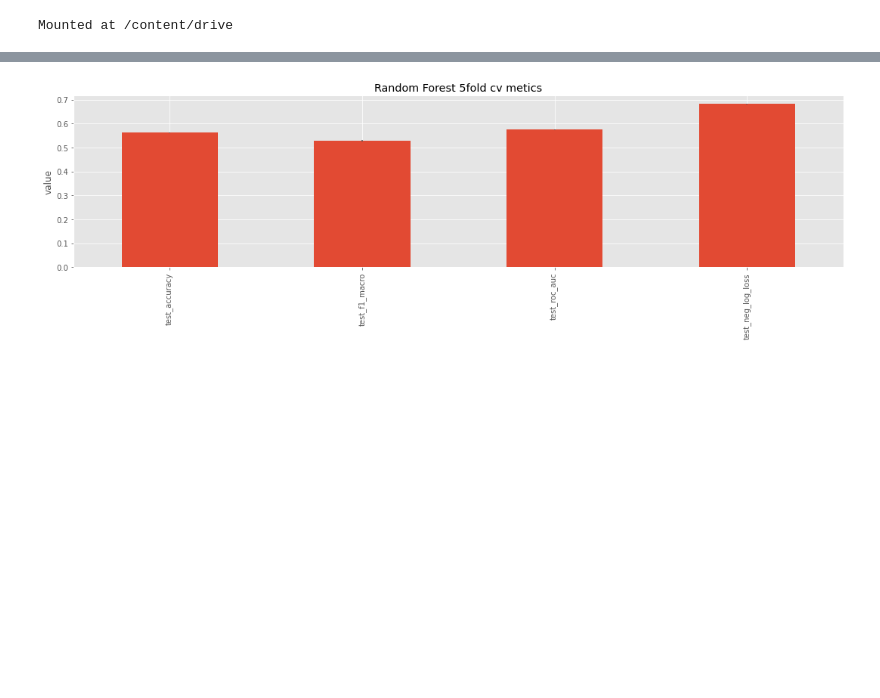
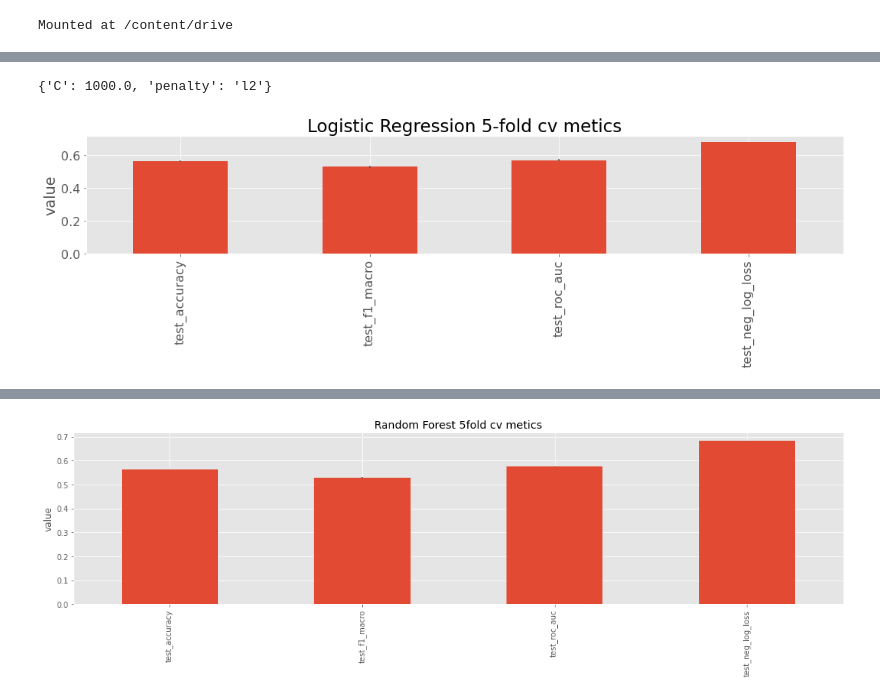
Before and after one commit to lanejere5/mlb, a Jupyter notebook: elo/offline_2022_06_16.ipynb, the cells around one changed output, grey strips where cells are left out. Drawn from its saved outputs; the diff is of its cells as text; code cells hidden in the pictures; blank space fills up the shorter version.

```diff
--- a/elo/offline_2022_06_16.ipynb
+++ b/elo/offline_2022_06_16.ipynb
@@ -60,0 +130,28 @@ X_d
+# %%
+clf.best_params_
+# %% [output]
+{'C': 1000.0, 'penalty': 'l2'}
+# %%
+from sklearn.model_selection import cross_validate
+
+res = cross_validate(
+    clf.best_estimator_,
+    X[['delta_rest_3', 'delta_def_whip_100', 'delta_off_slg_100', 'delta_RD_100']],
+    y['W'],
+    cv=cv,
+    scoring=['accuracy', 'f1_macro', 'roc_auc', 'neg_log_loss']
+)
+
+data = [abs(x.mean()) for name, x in res.items() if name.startswith('test')]
+metrics = pd.Series(
+    data=data,
+    index=[name for name in res.keys() if name.startswith('test')]
+)
+std = [np.std(x) for name, x in res.items() if name.startswith('test')]
+fig, ax = plt.subplots(figsize=(15,5))
+metrics.plot.bar(yerr=std, ax=ax)
+ax.set_title("Logistic Regression 5-fold cv metics")
+ax.set_ylabel("value")
+fig.tight_layout()
+# %% [output]
+[figure, added]
```
Also changed, not shown: parts of 16 cells of this notebook.
